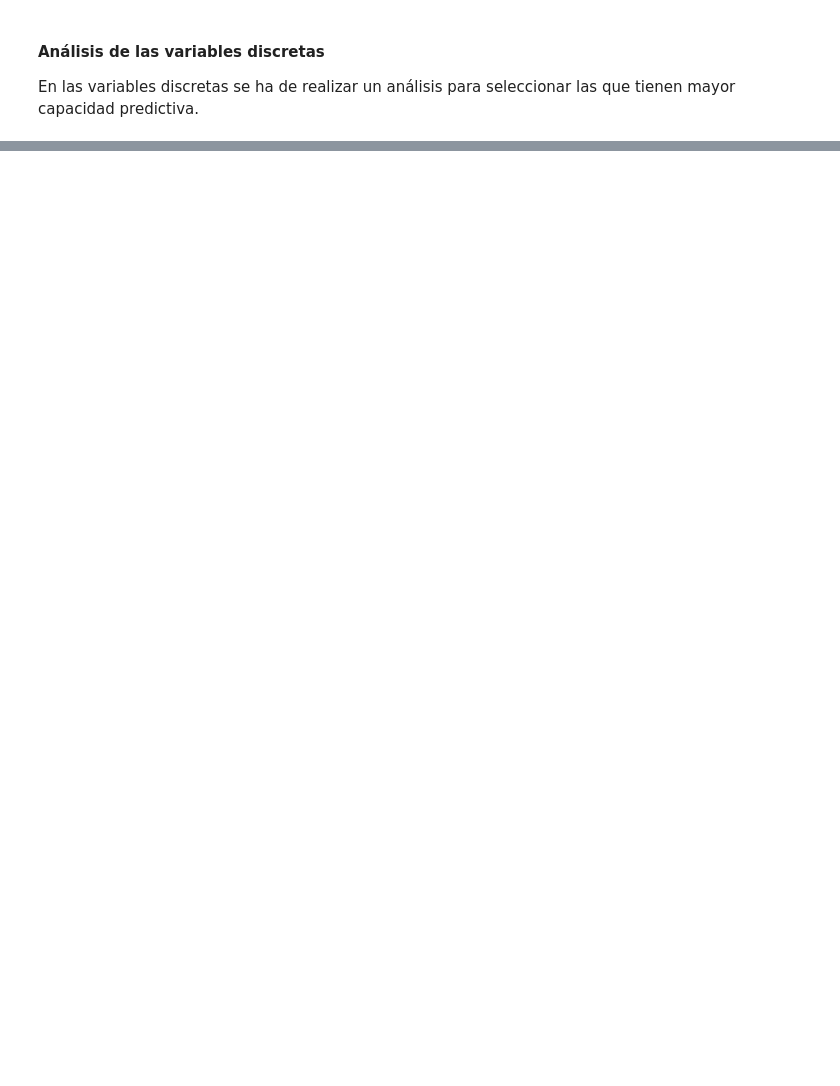
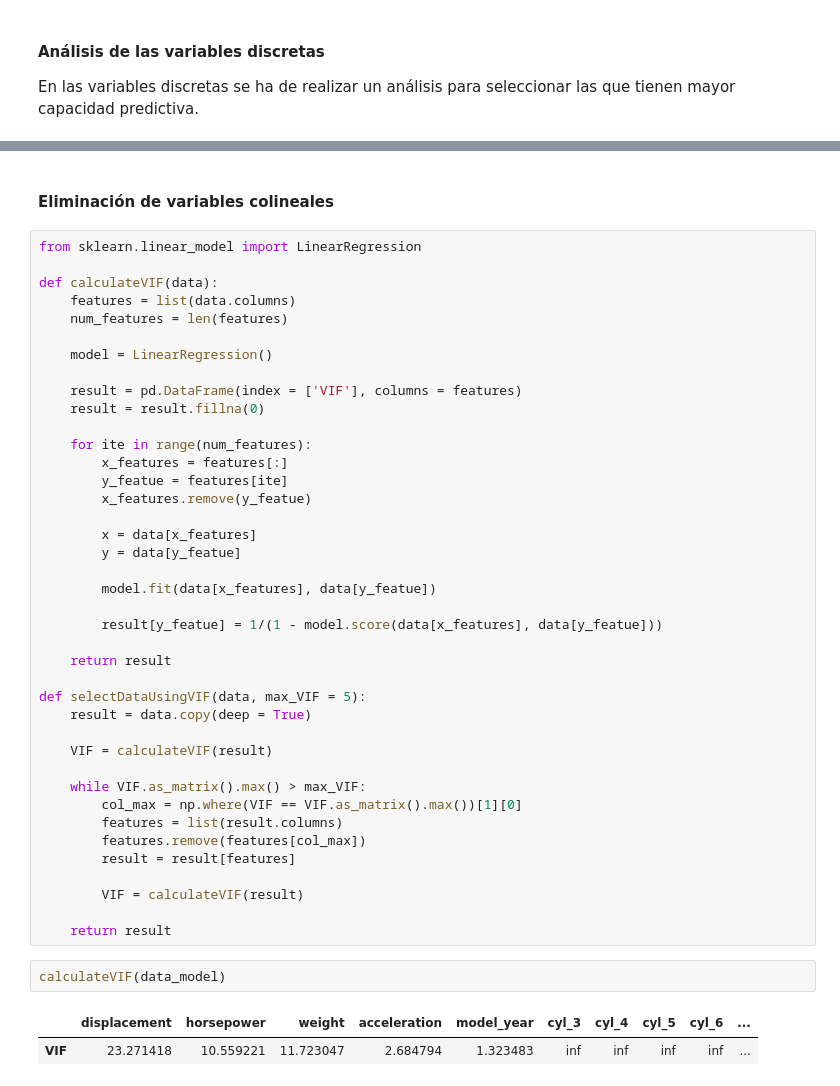
Before and after one commit to crisqm/master-exercises, a Jupyter notebook: Modulo 3/Caso final/Ejercicio_1_Caso_Final.ipynb, the cells around one changed output, grey strips where cells are left out. Saved outputs shown, nothing was run; the diff lists cells and outputs as text; blank space fills up the shorter version.

```diff
--- a/Modulo 3/Caso final/Ejercicio_1_Caso_Final.ipynb
+++ b/Modulo 3/Caso final/Ejercicio_1_Caso_Final.ipynb
@@ -160,0 +82,47 @@ calculateIV(auto, categorical, target)
+# %% [markdown]
+#### Eliminación de variables colineales
+# %%
+from sklearn.linear_model import LinearRegression
+
+def calculateVIF(data):
+    features = list(data.columns)
+    num_features = len(features)
+
+    model = LinearRegression()
+
+    result = pd.DataFrame(index = ['VIF'], columns = features)
+    result = result.fillna(0)
+
+    for ite in range(num_features):
+        x_features = features[:]
+        y_featue = features[ite]
+        x_features.remove(y_featue)
+
+        x = data[x_features]
+        y = data[y_featue]
+
+        model.fit(data[x_features], data[y_featue])
+
+        result[y_featue] = 1/(1 - model.score(data[x_features], data[y_featue]))
+
+    return result
+
+def selectDataUsingVIF(data, max_VIF = 5):
+    result = data.copy(deep = True)
+
+    VIF = calculateVIF(result)
+
+    while VIF.as_matrix().max() > max_VIF:
+        col_max = np.where(VIF == VIF.as_matrix().max())[1][0]
+        features = list(result.columns)
+        features.remove(features[col_max])
+        result = result[features]
+
+        VIF = calculateVIF(result)
+
+    return result
+# %%
+calculateVIF(data_model)
+# %% [output]
+|  | displacement | horsepower | weight | acceleration | model_year | cyl_3 | cyl_4 | cyl_5 | cyl_6 | ... |
+| VIF | 23.271418 | 10.559221 | 11.723047 | 2.684794 | 1.323483 | inf | inf | inf | inf | ... |
```
Also changed, not shown: parts of 19 cells of this notebook.
